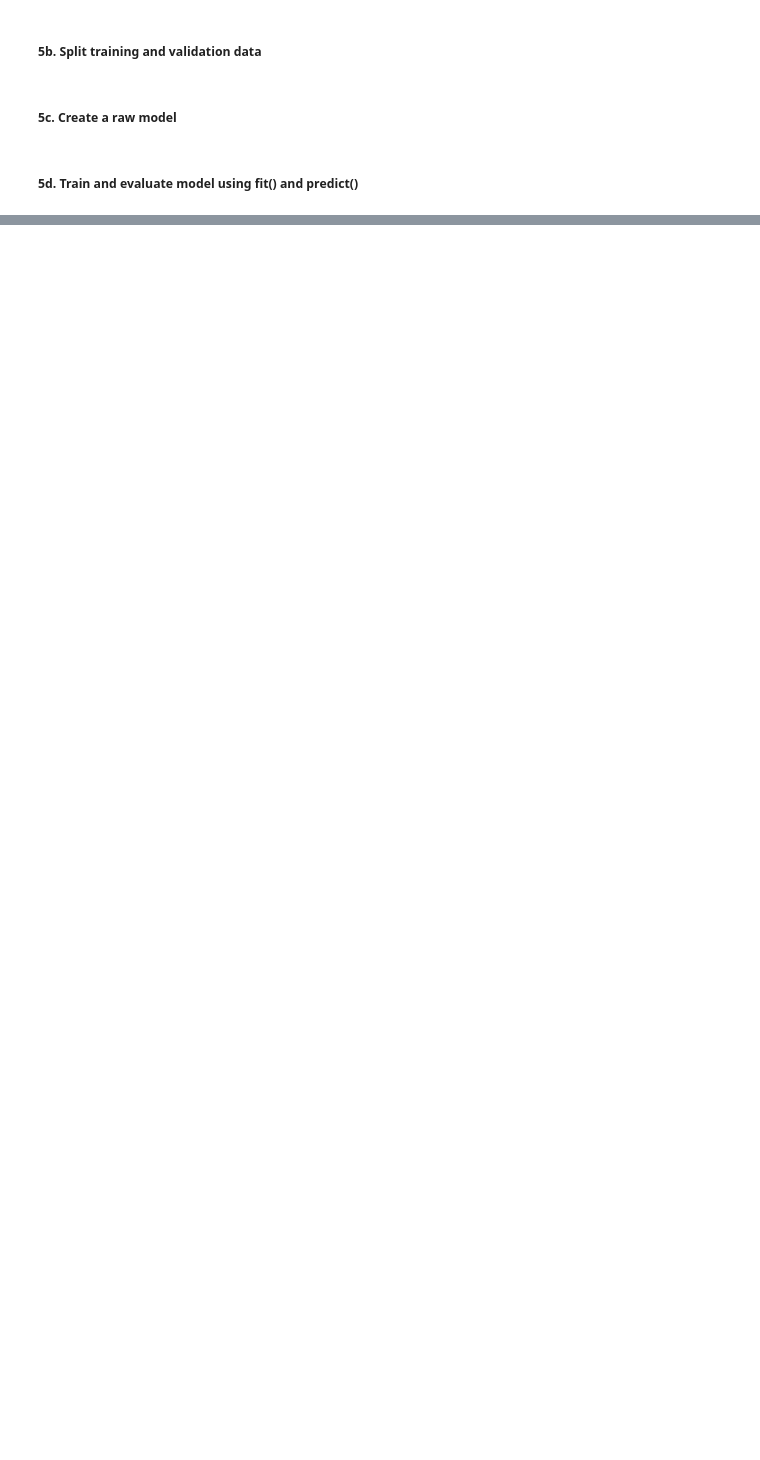
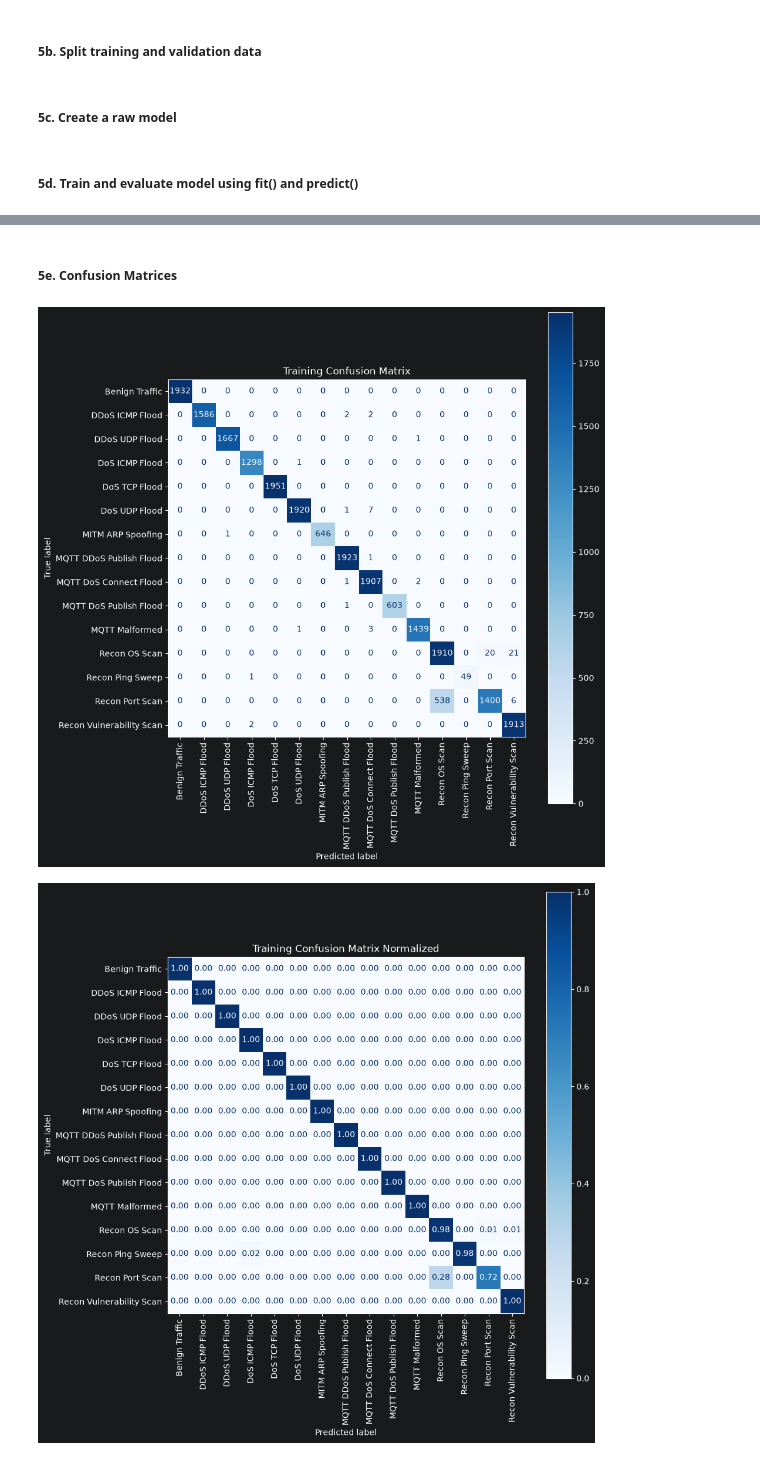
Before and after one commit to Highlighter56/NetworkTrafficClassifier, a Jupyter notebook: notebooks/rndfor_scikit.ipynb, the cells around one changed output, grey strips where cells are left out. Cells and saved outputs as stored; diff of their text form; code cells hidden in the pictures; blank space fills up the shorter version.

```diff
--- a/notebooks/rndfor_scikit.ipynb
+++ b/notebooks/rndfor_scikit.ipynb
@@ -280,0 +339,33 @@ ValueError: could not convert string to float: 'Recon OS Scan'
+# %% [markdown]
+##### 5e. Confusion Matrices
+# %%
+train_cm = plot_confusion_matrix(
+    model_holdout,
+    X_train,
+    Y_train,
+    title="Training Confusion Matrix"
+)
+
+train_cm_norm = plot_confusion_matrix_norm(
+    model_holdout,
+    X_train,
+    Y_train,
+    title="Training Confusion Matrix Normalized"
+)
+
+val_cm = plot_confusion_matrix(
+    model_holdout,
+    X_val,
+    Y_val,
+    title="Validation Confusion Matrix"
+)
+
+val_cm_norm = plot_confusion_matrix_norm(
+    model_holdout,
+    X_val,
+    Y_val,
+    title="Validation Confusion Matrix Normalized"
+)
+# %% [output]
+[figure, added]
+[figure, added]
```
Also changed, not shown: parts of 18 cells of this notebook.
